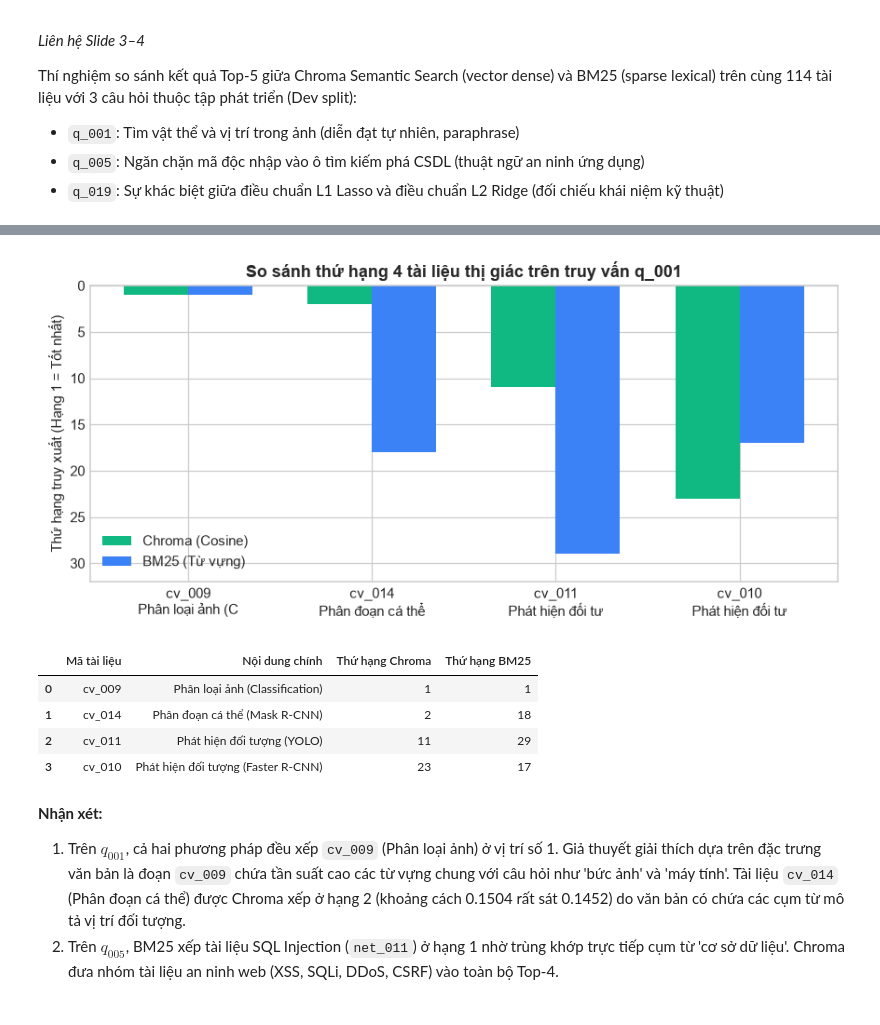
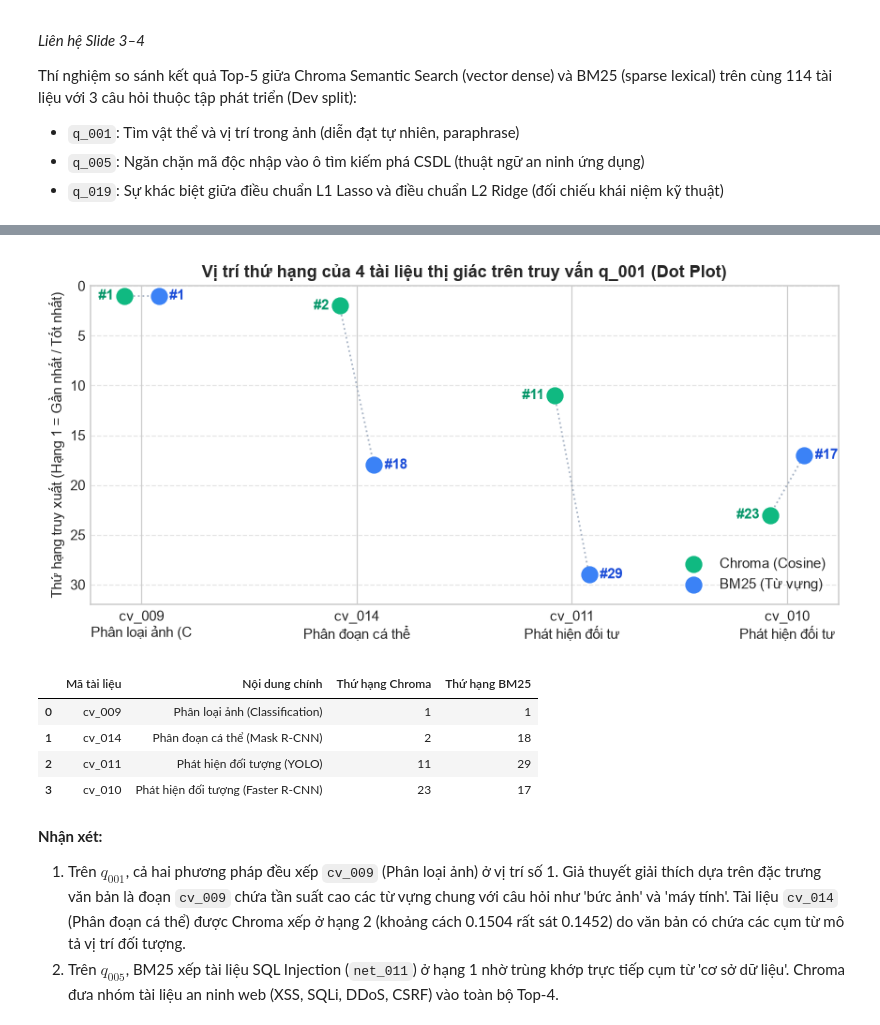
Before and after one commit to Irthn1311/PatternRecognition_Seminar, a Jupyter notebook: notebooks/Chroma_Seminar_Experiments.ipynb, the cells around one changed output, grey strips where cells are left out. Drawn from its saved outputs; the diff is of its cells as text; code cells hidden in the pictures.

Commit message:
fix(notebook): update q001 dot plot, suppress progress noise, and validate official metric finite range

```diff
--- a/notebooks/Chroma_Seminar_Experiments.ipynb
+++ b/notebooks/Chroma_Seminar_Experiments.ipynb
@@ -227,8 +238,12 @@ Thí nghiệm so sánh kết quả Top-5 giữa Chroma Semantic Search (vector d
 from src.chroma_search import ChromaRetriever
 from src.bm25_search import BM25Retriever
 
-chroma_retriever = ChromaRetriever(db_path=str(PROJECT_ROOT / 'chroma_db'))
-bm25_retriever = BM25Retriever(data_path=str(PROJECT_ROOT / 'data/corpus/documents.jsonl'))
+# Khởi tạo trước mô hình và index trong khối tĩnh để không in log tiến trình
+with suppress_initialization_noise():
+    chroma_retriever = ChromaRetriever(db_path=str(PROJECT_ROOT / 'chroma_db'))
+    bm25_retriever = BM25Retriever(data_path=str(PROJECT_ROOT / 'data/corpus/documents.jsonl'))
+    chroma_retriever.search('warmup', top_k=1)
+    bm25_retriever.search('warmup', top_k=1)
 
 # Đọc 3 truy vấn dev trực tiếp từ data/eval/queries.jsonl
 dev_target_ids = ['q_001', 'q_005', 'q_019']
@@ -303,44 +314,50 @@ target_ids = {
     'cv_014': 'Phân đoạn cá thể (Mask R-CNN)',
     'cv_011': 'Phát hiện đối tượng (YOLO)',
     'cv_010': 'Phát hiện đối tượng (Faster R-CNN)',
 }
 
 c_ranks = {r['id']: r['rank'] for r in c_all}
 b_ranks = {r['id']: r['rank'] for r in b_all}
 
 df_targets = pd.DataFrame([
     {
         'Mã tài liệu': did,
         'Nội dung chính': desc,
         'Thứ hạng Chroma': c_ranks.get(did, '>114'),
         'Thứ hạng BM25': b_ranks.get(did, '>114'),
     }
     for did, desc in target_ids.items()
 ])
 
-# Trực quan hóa thứ hạng (trục tung đảo ngược: Hạng 1 cao nhất)
-fig, ax = plt.subplots(figsize=(8, 3.8))
+# Trực quan hóa thứ hạng bằng Dot Plot (trục Y đảo ngược: Hạng 1 ở đỉnh cao nhất)
+fig, ax = plt.subplots(figsize=(8, 4.0))
 x = np.arange(len(target_ids))
-width = 0.35
-
 chroma_vals = [c_ranks[did] for did in target_ids]
 bm25_vals = [b_ranks[did] for did in target_ids]
 
-ax.bar(x - width/2, chroma_vals, width, label='Chroma (Cosine)', color='#10B981')
-ax.bar(x + width/2, bm25_vals, width, label='BM25 (Từ vựng)', color='#3B82F6')
+ax.grid(True, linestyle='--', alpha=0.5, axis='y')
+ax.scatter(x - 0.08, chroma_vals, color='#10B981', s=120, zorder=4, label='Chroma (Cosine)')
+ax.scatter(x + 0.08, bm25_vals, color='#3B82F6', s=120, zorder=4, label='BM25 (Từ vựng)')
 
-ax.set_ylabel('Thứ hạng truy xuất (Hạng 1 = Tốt nhất)')
-ax.set_title('So sánh thứ hạng 4 tài liệu thị giác trên truy vấn q_001', fontsize=12, fontweight='bold')
+for i in range(len(target_ids)):
+    ax.plot([x[i] - 0.08, x[i] + 0.08], [chroma_vals[i], bm25_vals[i]], color='#94A3B8', linestyle=':', linewidth=1.2, alpha=0.8)
+    c_y = chroma_vals[i]
+    b_y = bm25_vals[i]
+    ax.text(x[i] - 0.13, c_y, f'#{c_y}', ha='right', va='center', fontsize=10, fontweight='bold', color='#059669')
+    ax.text(x[i] + 0.13, b_y, f'#{b_y}', ha='left', va='center', fontsize=10, fontweight='bold', color='#1D4ED8')
+
+ax.set_ylabel('Thứ hạng truy xuất (Hạng 1 = Gần nhất / Tốt nhất)')
+ax.set_title('Vị trí thứ hạng của 4 tài liệu thị giác trên truy vấn q_001 (Dot Plot)', fontsize=12, fontweight='bold')
 ax.set_xticks(x)
 ax.set_xticklabels([f'{did}\n{desc[:16]}' for did, desc in target_ids.items()], fontsize=9.5)
-ax.set_ylim(32, 0)  # Đảo ngược trục để hạng nhỏ hơn nằm phía trên
-ax.legend()
+ax.set_ylim(32, 0)
+ax.legend(loc='lower right')
 plt.tight_layout()
 plt.show()
 
 df_targets
 # %% [output]
-[figure, old version]
+[figure, new version]
 |  | Mã tài liệu | Nội dung chính | Thứ hạng Chroma | Thứ hạng BM25 |
 | 0 | cv_009 | Phân loại ảnh (Classification) | 1 | 1 |
 | 1 | cv_014 | Phân đoạn cá thể (Mask R-CNN) | 2 | 18 |
```
Also changed, not shown: parts of 4 cells of this notebook, 1 other file.
